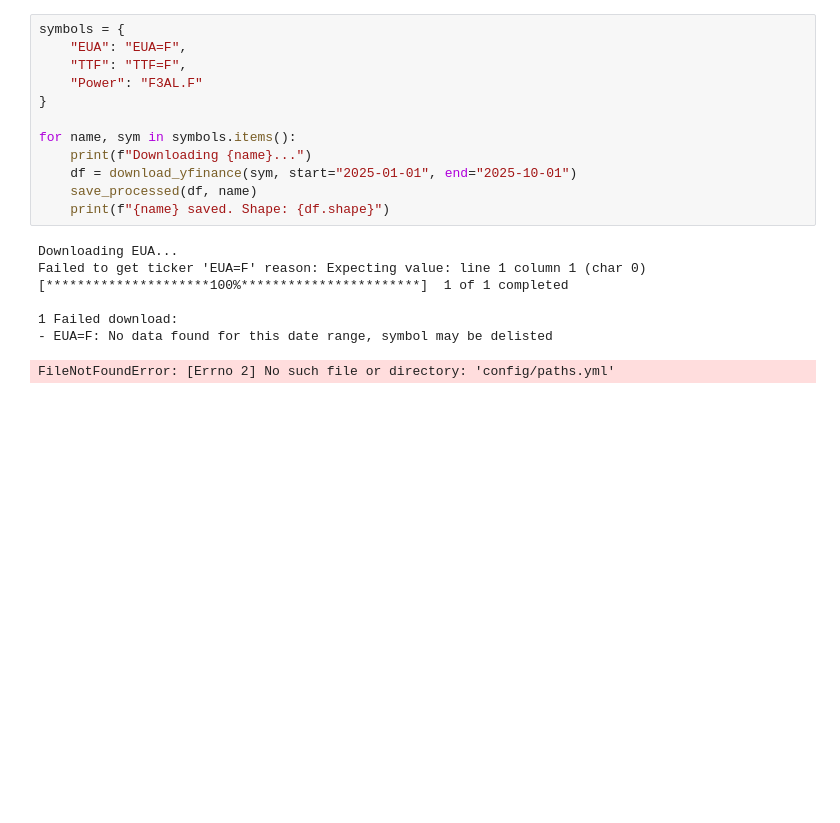
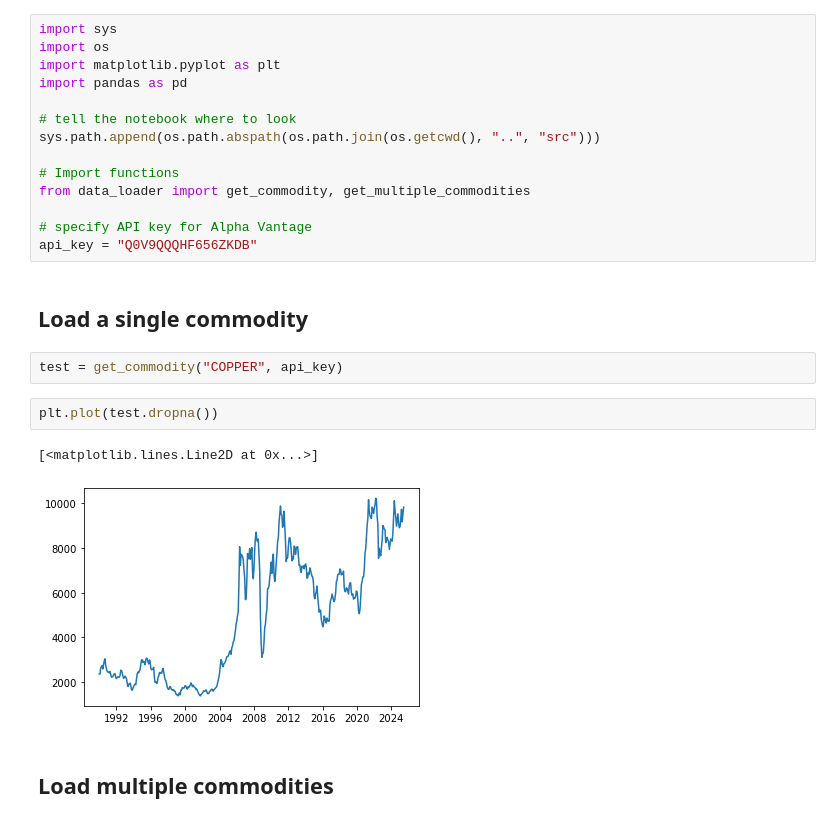
Before and after one commit to chrisguttu/Energy_Projects, a Jupyter notebook: notebooks/01_forward_curves.ipynb, the cells around one changed output. Cells and saved outputs as stored; diff of their text form; blank space fills up the shorter version.

Commit message:
Updated data_loader with API from Alpha Vantage. Just commodities for now

```diff
--- a/notebooks/01_forward_curves.ipynb
+++ b/notebooks/01_forward_curves.ipynb
@@ -5,20 +1,25 @@ ModuleNotFoundError: No module named 'src'
-# %%
-symbols = {
-    "EUA": "EUA=F",
-    "TTF": "TTF=F",
-    "Power": "F3AL.F"
-}
-
-for name, sym in symbols.items():
-    print(f"Downloading {name}...")
-    df = download_yfinance(sym, start="2025-01-01", end="2025-10-01")
-    save_processed(df, name)
-    print(f"{name} saved. Shape: {df.shape}")
-# %% [output]
-Downloading EUA...
-Failed to get ticker 'EUA=F' reason: Expecting value: line 1 column 1 (char 0)
-[*********************100%***********************]  1 of 1 completed
-
-1 Failed download:
-- EUA=F: No data found for this date range, symbol may be delisted
-FileNotFoundError: [Errno 2] No such file or directory: 'config/paths.yml'
+# %%
+import sys
+import os
+import matplotlib.pyplot as plt
+import pandas as pd
+
+# tell the notebook where to look
+sys.path.append(os.path.abspath(os.path.join(os.getcwd(), "..", "src")))
+
+# Import functions
+from data_loader import get_commodity, get_multiple_commodities
+
+# specify API key for Alpha Vantage
+api_key = "Q0V9QQQHF656ZKDB"
+# %% [markdown]
+## Load a single commodity
+# %%
+test = get_commodity("COPPER", api_key)
+# %%
+plt.plot(test.dropna())
+# %% [output]
+[<matplotlib.lines.Line2D at 0x...>]
+[figure, added]
+# %% [markdown]
+## Load multiple commodities
```
Also changed, not shown: parts of 3 cells of this notebook, 2 other files.
